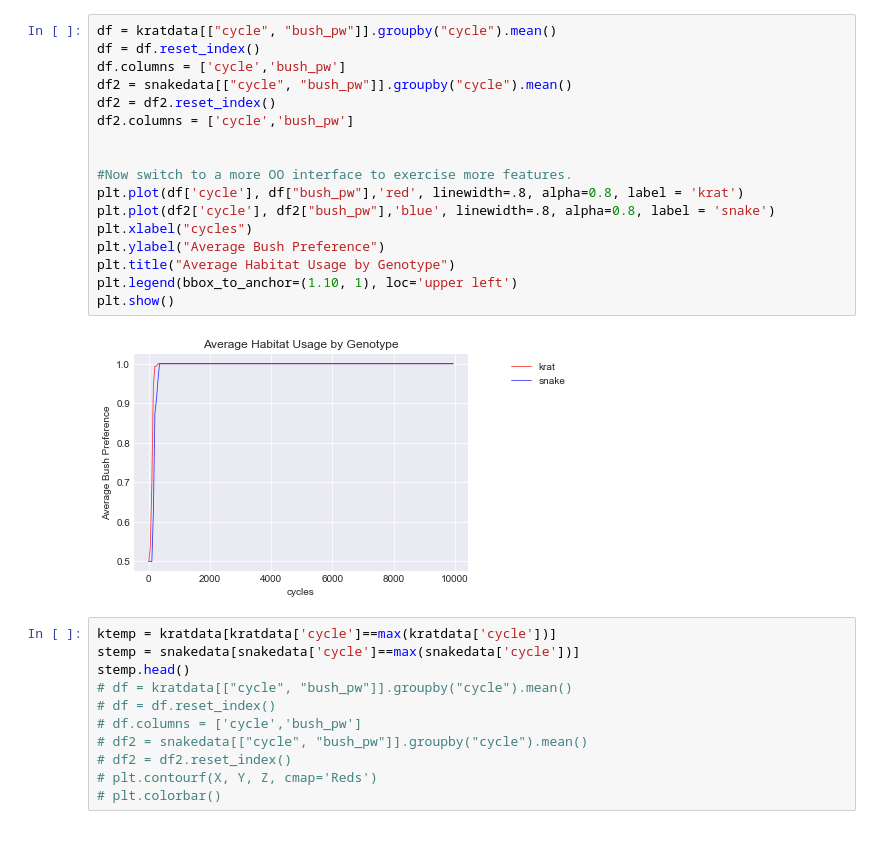
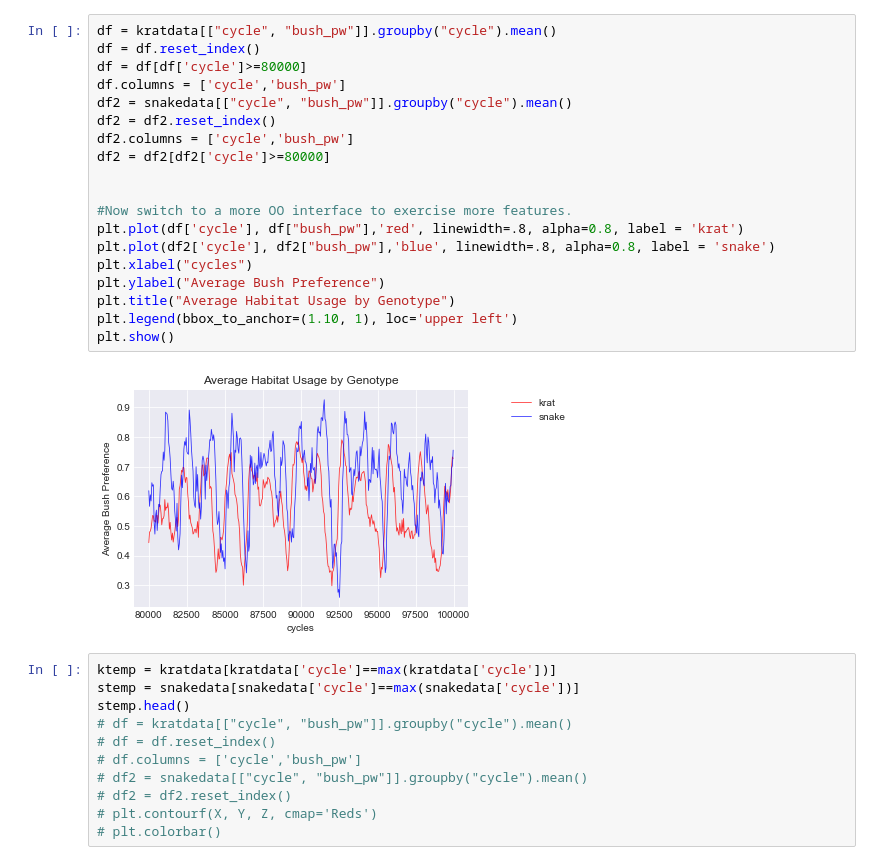
Before and after one commit to michaelremington2/uumarrty, a Jupyter notebook: ecosystem_sim/SimPostDataAnalysis.ipynb, the cells around one changed output. Drawn from its saved outputs; the diff is of its cells as text.

```diff
--- a/ecosystem_sim/SimPostDataAnalysis.ipynb
+++ b/ecosystem_sim/SimPostDataAnalysis.ipynb
@@ -47,22 +57,24 @@ Text(0.5, 1.0, 'Snake Count')
 # %%
 df = kratdata[["cycle", "bush_pw"]].groupby("cycle").mean()
 df = df.reset_index()
+df = df[df['cycle']>=80000]
 df.columns = ['cycle','bush_pw']
 df2 = snakedata[["cycle", "bush_pw"]].groupby("cycle").mean()
 df2 = df2.reset_index()
 df2.columns = ['cycle','bush_pw']
+df2 = df2[df2['cycle']>=80000]
 
 
 #Now switch to a more OO interface to exercise more features.
 plt.plot(df['cycle'], df["bush_pw"],'red', linewidth=.8, alpha=0.8, label = 'krat')
 plt.plot(df2['cycle'], df2["bush_pw"],'blue', linewidth=.8, alpha=0.8, label = 'snake')
 plt.xlabel("cycles")
 plt.ylabel("Average Bush Preference")
 plt.title("Average Habitat Usage by Genotype")
 plt.legend(bbox_to_anchor=(1.10, 1), loc='upper left')
 plt.show()
 # %% [output]
-[figure, old version]
+[figure, new version]
 # %%
 ktemp = kratdata[kratdata['cycle']==max(kratdata['cycle'])]
 stemp = snakedata[snakedata['cycle']==max(snakedata['cycle'])]
```
Also changed, not shown: parts of 8 cells of this notebook, 4 other files.
